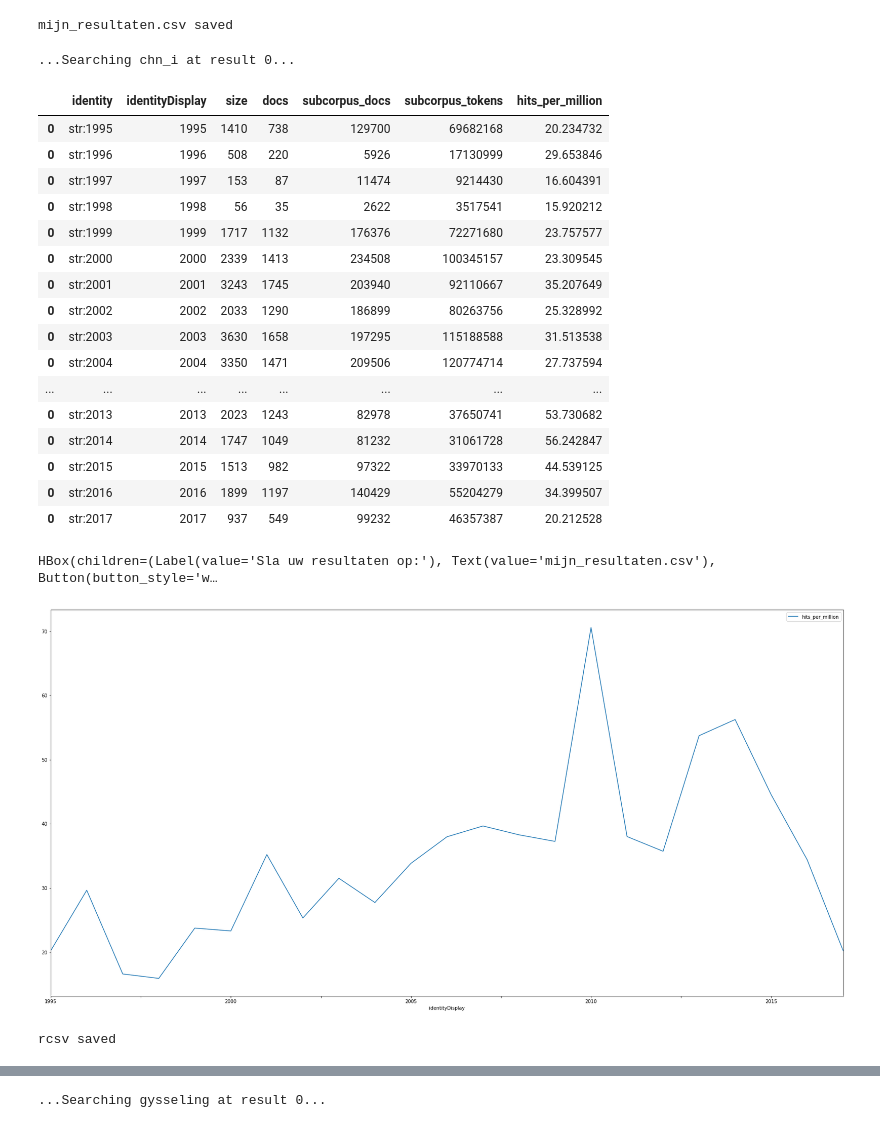
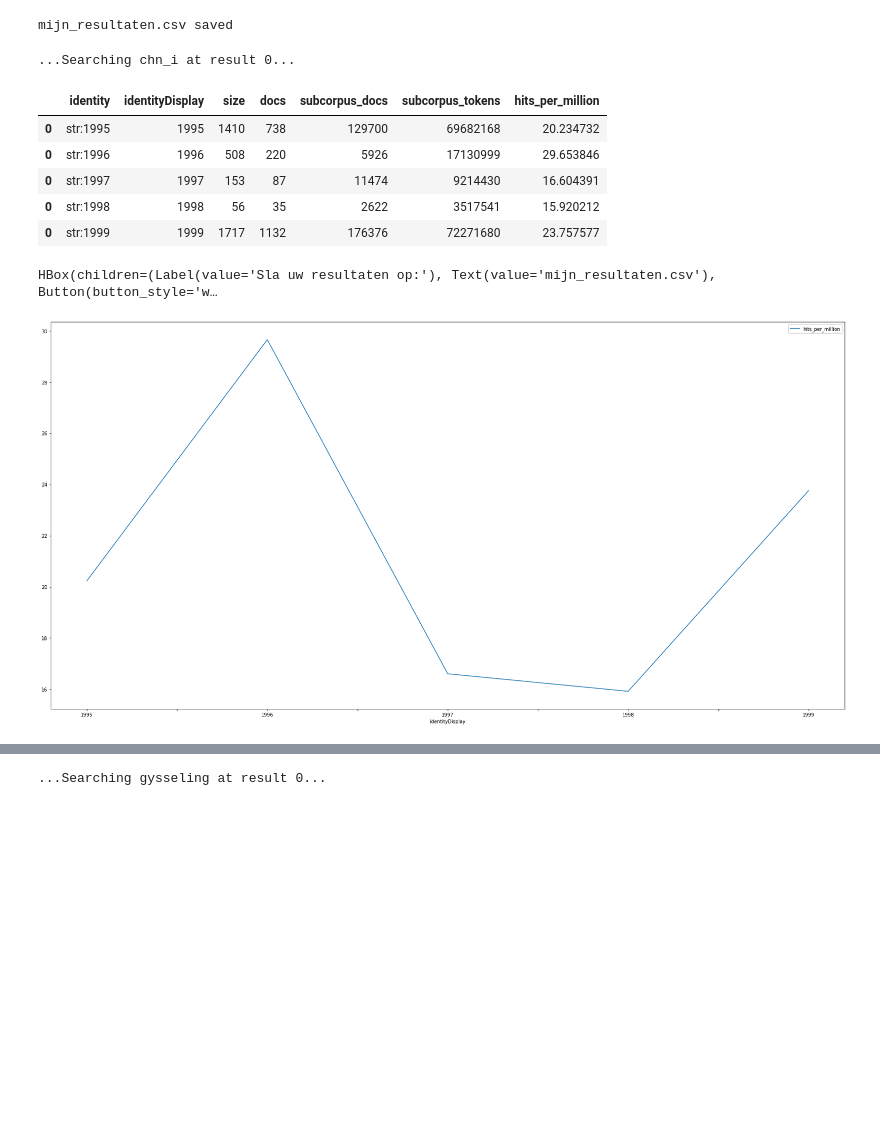
Before and after one commit to INL/chaining-search, a Jupyter notebook: contrib/Lidwood.ipynb, the cells around one changed output, grey strips where cells are left out. Cells and saved outputs as stored; diff of their text form; code cells hidden in the pictures; blank space fills up the shorter version.

```diff
--- a/contrib/Lidwood.ipynb
+++ b/contrib/Lidwood.ipynb
@@ -207,29 +200,18 @@ HBox(children=(Label(value='Sla uw resultaten op:'), Text(value='mijn_resultaten
 [figure]
 mijn_resultaten.csv saved
 # %%
+values = [str(j) for j in range(1995,2000)]
 silly_grouping('chn_i', "[lemma='brandweer']",'pubYear_from', values)
 # %% [output]
 ...Searching chn_i at result 0...
 |  | identity | identityDisplay | size | docs | subcorpus_docs | subcorpus_tokens | hits_per_million |
 | 0 | str:1995 | 1995 | 1410 | 738 | 129700 | 69682168 | 20.234732 |
 | 0 | str:1996 | 1996 | 508 | 220 | 5926 | 17130999 | 29.653846 |
 | 0 | str:1997 | 1997 | 153 | 87 | 11474 | 9214430 | 16.604391 |
 | 0 | str:1998 | 1998 | 56 | 35 | 2622 | 3517541 | 15.920212 |
 | 0 | str:1999 | 1999 | 1717 | 1132 | 176376 | 72271680 | 23.757577 |
-| 0 | str:2000 | 2000 | 2339 | 1413 | 234508 | 100345157 | 23.309545 |
-| 0 | str:2001 | 2001 | 3243 | 1745 | 203940 | 92110667 | 35.207649 |
-| 0 | str:2002 | 2002 | 2033 | 1290 | 186899 | 80263756 | 25.328992 |
-| 0 | str:2003 | 2003 | 3630 | 1658 | 197295 | 115188588 | 31.513538 |
-| 0 | str:2004 | 2004 | 3350 | 1471 | 209506 | 120774714 | 27.737594 |
-| ... | ... | ... | ... | ... | ... | ... | ... |
-| 0 | str:2013 | 2013 | 2023 | 1243 | 82978 | 37650741 | 53.730682 |
-| 0 | str:2014 | 2014 | 1747 | 1049 | 81232 | 31061728 | 56.242847 |
-| 0 | str:2015 | 2015 | 1513 | 982 | 97322 | 33970133 | 44.539125 |
-| 0 | str:2016 | 2016 | 1899 | 1197 | 140429 | 55204279 | 34.399507 |
-| 0 | str:2017 | 2017 | 937 | 549 | 99232 | 46357387 | 20.212528 |
 HBox(children=(Label(value='Sla uw resultaten op:'), Text(value='mijn_resultaten.csv'), Button(button_style='w…
-[figure, old version]
+[figure, new version]
-rcsv saved
 # %%
 silly_grouping('gysseling', "[lemma='de']",'decade', [str(1200 + 10*j) for j in range(0,10)])
 # %% [output]
```
Also changed, not shown: parts of 6 cells of this notebook, 3 other files.
